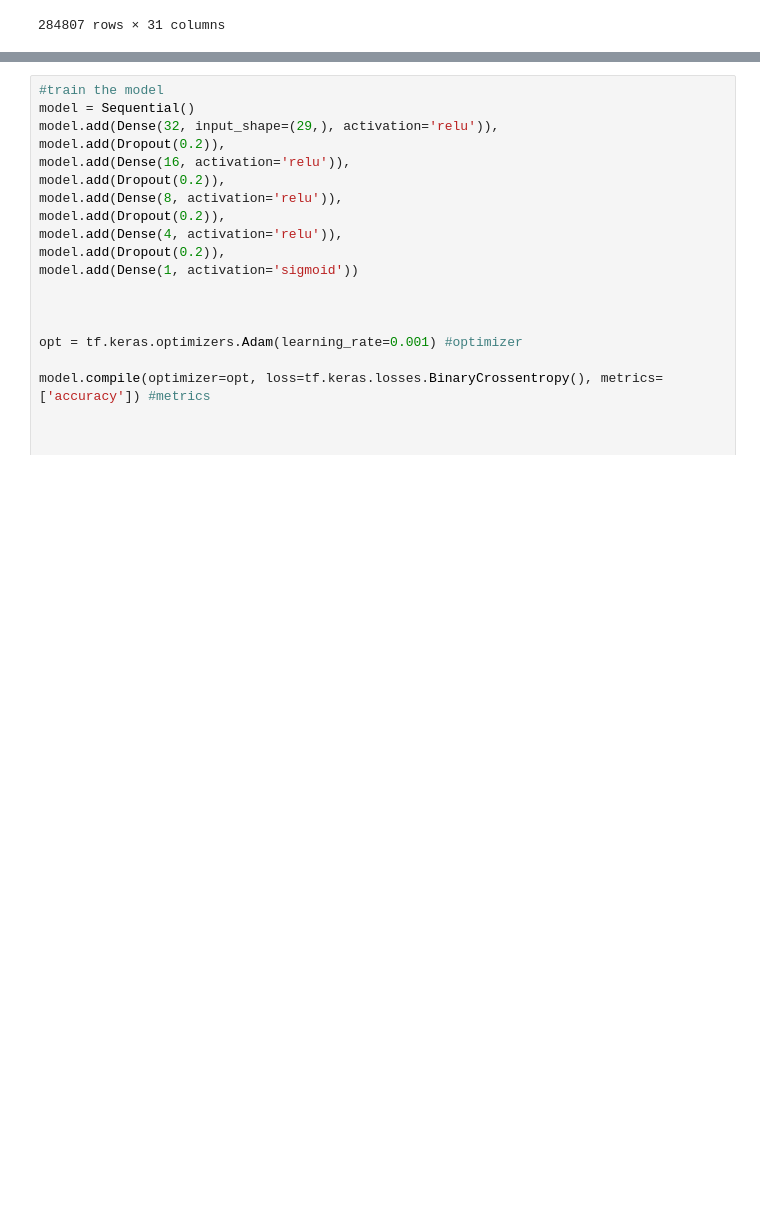
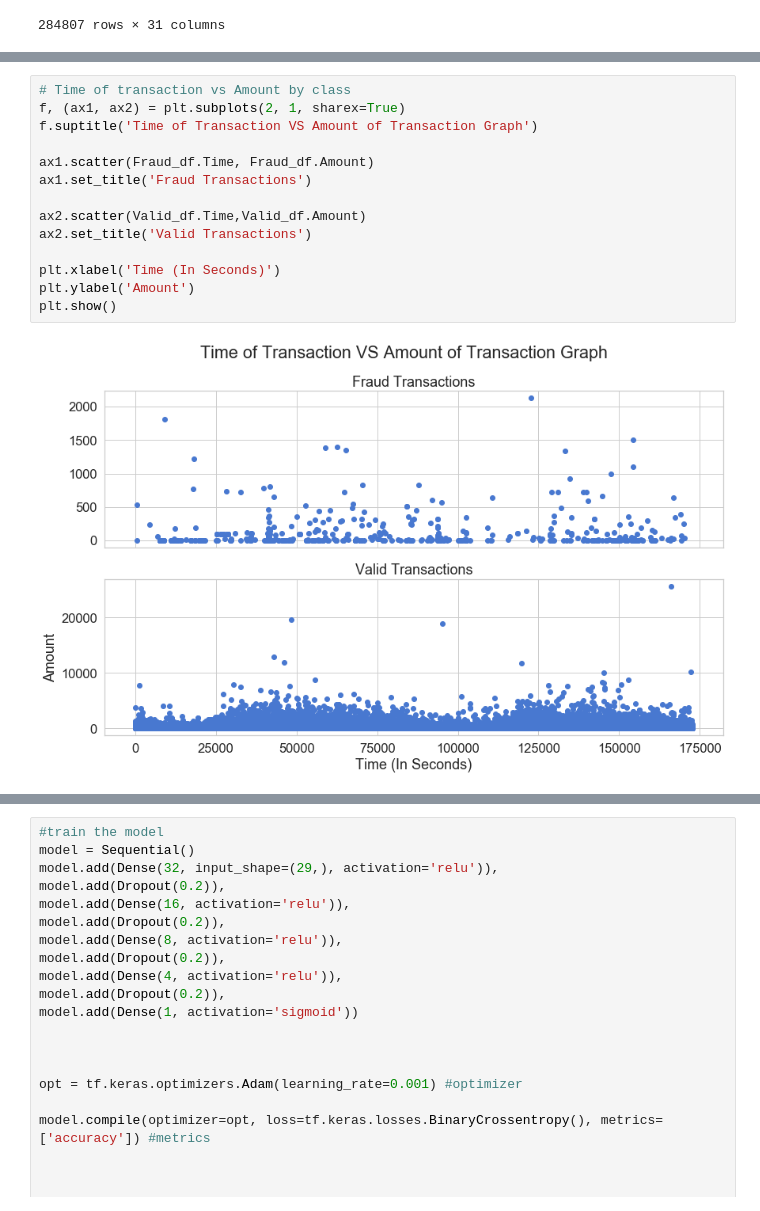
Before and after one commit to tauqueerdanish/DL-Assignments, a Jupyter notebook: Credit_Card_Fraud.ipynb, the cells around one changed output, grey strips where cells are left out. Saved outputs shown, nothing was run; the diff lists cells and outputs as text; blank space fills up the shorter version.

```diff
--- a/Credit_Card_Fraud.ipynb
+++ b/Credit_Card_Fraud.ipynb
@@ -46,0 +222,16 @@ dtype: int64
+# %%
+# Time of transaction vs Amount by class
+f, (ax1, ax2) = plt.subplots(2, 1, sharex=True)
+f.suptitle('Time of Transaction VS Amount of Transaction Graph')
+
+ax1.scatter(Fraud_df.Time, Fraud_df.Amount)
+ax1.set_title('Fraud Transactions')
+
+ax2.scatter(Valid_df.Time,Valid_df.Amount)
+ax2.set_title('Valid Transactions')
+
+plt.xlabel('Time (In Seconds)')
+plt.ylabel('Amount')
+plt.show()
+# %% [output]
+[figure, added]
```
Also changed, not shown: parts of 29 cells of this notebook, 1 other file.
